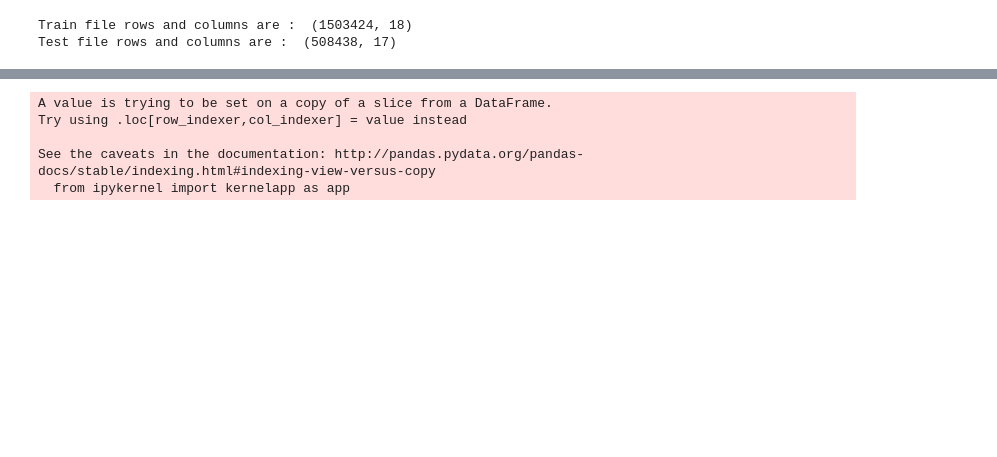
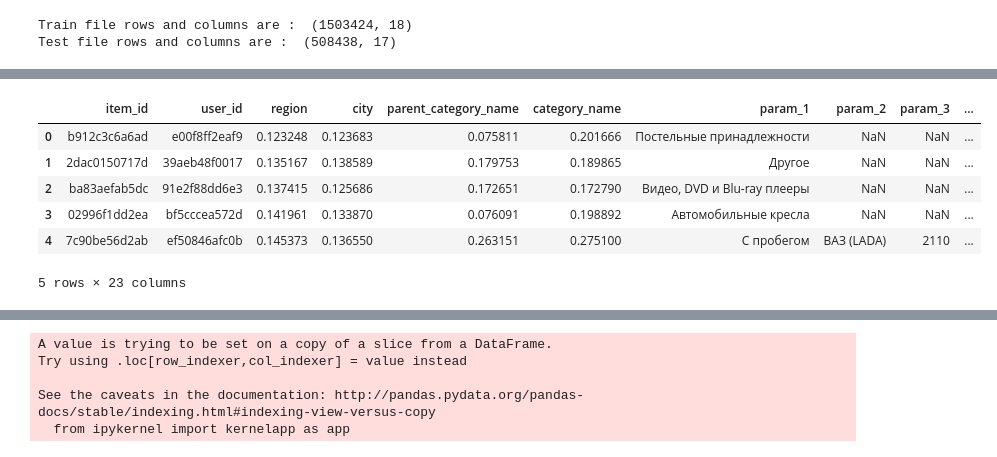
Before and after one commit to SimonGiebenhain/joprosigi, a Jupyter notebook: tfidf.ipynb, the cells around one changed output, grey strips where cells are left out. Cells and saved outputs as stored; diff of their text form; code cells hidden in the pictures; blank space fills up the shorter version.

```diff
--- a/tfidf.ipynb
+++ b/tfidf.ipynb
@@ -66,3 +74,16 @@ df.head()
+# %%
+df = df.merge(aggregated_features, on=['user_id'], how='left')
+del aggregated_features
+gc.collect()
+df.head()
+# %% [output]
+|  | item_id | user_id | region | city | parent_category_name | category_name | param_1 | param_2 | param_3 | ... |
+| 0 | b912c3c6a6ad | e00f8ff2eaf9 | 0.123248 | 0.123683 | 0.075811 | 0.201666 | Постельные принадлежности | NaN | NaN | ... |
+| 1 | 2dac0150717d | 39aeb48f0017 | 0.135167 | 0.138589 | 0.179753 | 0.189865 | Другое | NaN | NaN | ... |
+| 2 | ba83aefab5dc | 91e2f88dd6e3 | 0.137415 | 0.125686 | 0.172651 | 0.172790 | Видео, DVD и Blu-ray плееры | NaN | NaN | ... |
+| 3 | 02996f1dd2ea | bf5cccea572d | 0.141961 | 0.133870 | 0.076091 | 0.198892 | Автомобильные кресла | NaN | NaN | ... |
+| 4 | 7c90be56d2ab | ef50846afc0b | 0.145373 | 0.136550 | 0.263151 | 0.275100 | С пробегом | ВАЗ (LADA) | 2110 | ... |
+5 rows × 23 columns
 # %%
 # Simple Feature Engineering
 
```
Also changed, not shown: parts of 13 cells of this notebook.
